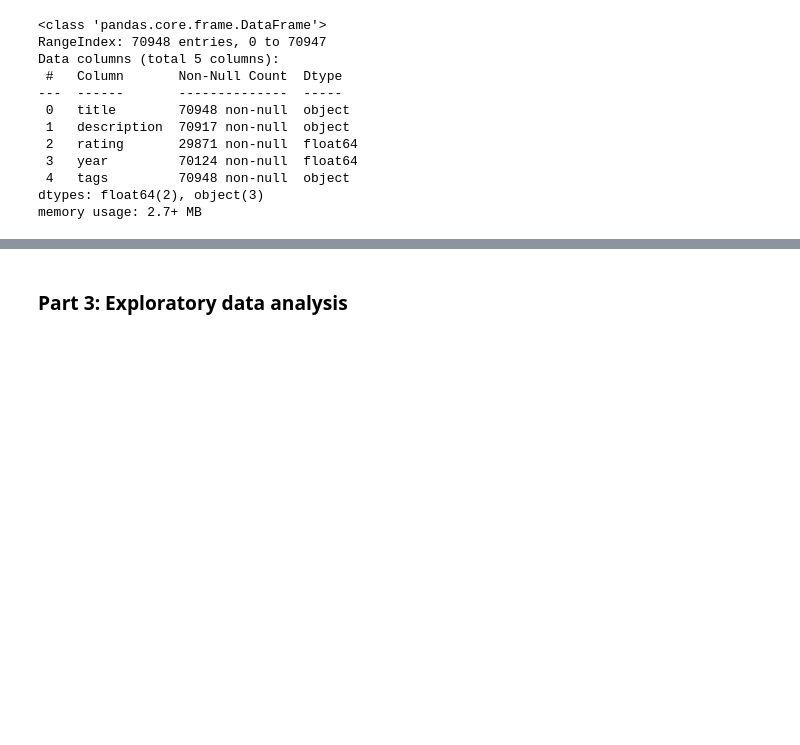
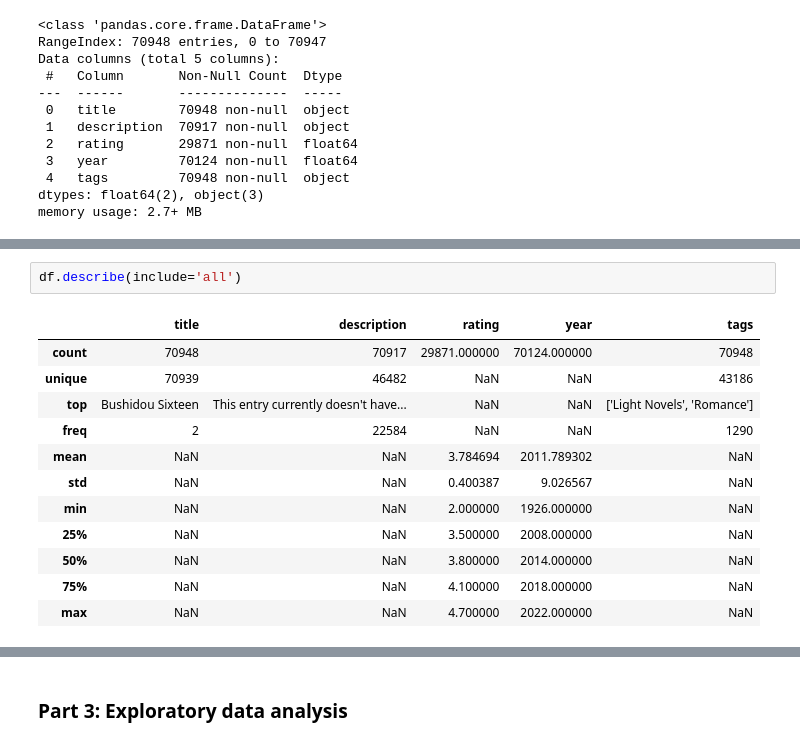
Before and after one commit to 051m/051m.github.io, a Jupyter notebook: Final_Project.ipynb, the cells around one changed output, grey strips where cells are left out. Saved outputs shown, nothing was run; the diff lists cells and outputs as text; blank space fills up the shorter version.

```diff
--- a/Final_Project.ipynb
+++ b/Final_Project.ipynb
@@ -80,0 +96,15 @@ memory usage: 2.7+ MB
+# %%
+df.describe(include='all')
+# %% [output]
+|  | title | description | rating | year | tags |
+| count | 70948 | 70917 | 29871.000000 | 70124.000000 | 70948 |
+| unique | 70939 | 46482 | NaN | NaN | 43186 |
+| top | Bushidou Sixteen | This entry currently doesn't have... | NaN | NaN | ['Light Novels', 'Romance'] |
+| freq | 2 | 22584 | NaN | NaN | 1290 |
+| mean | NaN | NaN | 3.784694 | 2011.789302 | NaN |
+| std | NaN | NaN | 0.400387 | 9.026567 | NaN |
+| min | NaN | NaN | 2.000000 | 1926.000000 | NaN |
+| 25% | NaN | NaN | 3.500000 | 2008.000000 | NaN |
+| 50% | NaN | NaN | 3.800000 | 2014.000000 | NaN |
+| 75% | NaN | NaN | 4.100000 | 2018.000000 | NaN |
+| max | NaN | NaN | 4.700000 | 2022.000000 | NaN |
```
Also changed, not shown: parts of 16 cells of this notebook, 2 other files.
